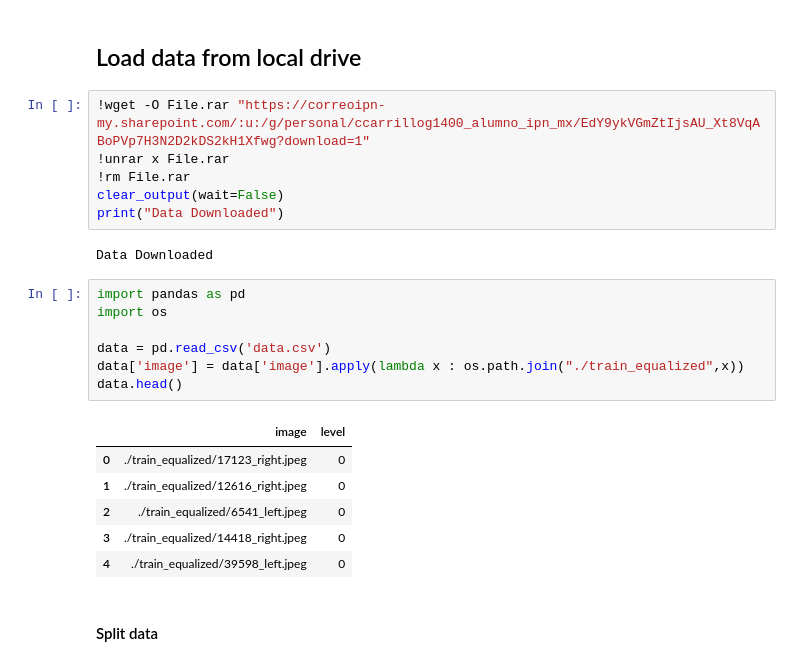
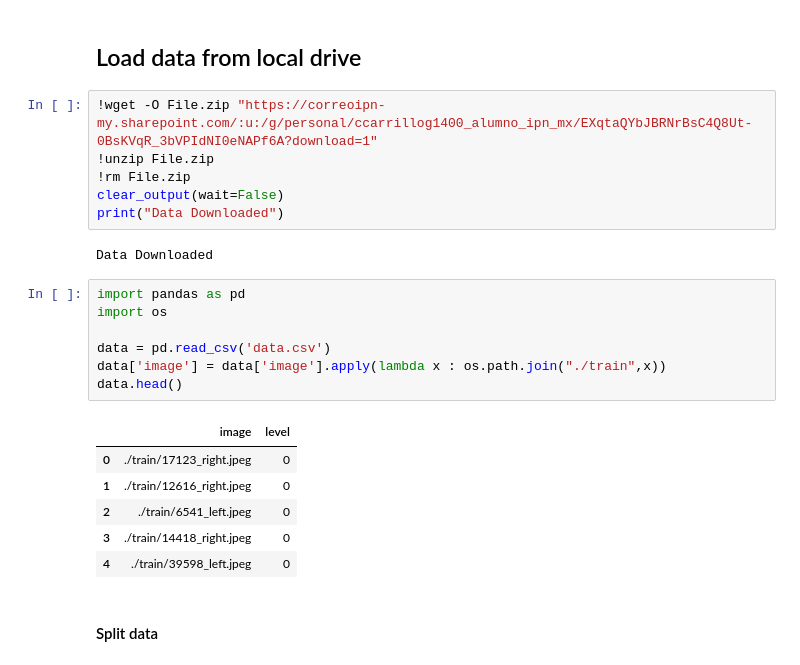
Before and after one commit to Vengadore/Notebooks, a Jupyter notebook: Training_DiabeticRetinopathy_Dataset_on_Efficientnet.ipynb, the cells around one changed output. Drawn from its saved outputs; the diff is of its cells as text.

```diff
--- a/Training_DiabeticRetinopathy_Dataset_on_Efficientnet.ipynb
+++ b/Training_DiabeticRetinopathy_Dataset_on_Efficientnet.ipynb
@@ -48,9 +48,9 @@ clear_output(wait=False)
 # %% [markdown]
 ## Load data from local drive
 # %%
-!wget -O File.rar "https://correoipn-my.sharepoint.com/:u:/g/personal/ccarrillog1400_alumno_ipn_mx/EdY9ykVGmZtIjsAU_Xt8VqABoPVp7H3N2D2kDS2kH1Xfwg?download=1"
-!unrar x File.rar
-!rm File.rar
+!wget -O File.zip "https://correoipn-my.sharepoint.com/:u:/g/personal/ccarrillog1400_alumno_ipn_mx/EXqtaQYbJBRNrBsC4Q8Ut-0BsKVqR_3bVPIdNI0eNAPf6A?download=1"
+!unzip File.zip
+!rm File.zip
 clear_output(wait=False)
 print("Data Downloaded")
 # %% [output]
@@ -58,17 +58,17 @@ Data Downloaded
 # %%
 import pandas as pd
 import os
 
 data = pd.read_csv('data.csv')
-data['image'] = data['image'].apply(lambda x : os.path.join("./train_equalized",x))
+data['image'] = data['image'].apply(lambda x : os.path.join("./train",x))
 data.head()
 # %% [output]
 |  | image | level |
-| 0 | ./train_equalized/17123_right.jpeg | 0 |
-| 1 | ./train_equalized/12616_right.jpeg | 0 |
-| 2 | ./train_equalized/6541_left.jpeg | 0 |
-| 3 | ./train_equalized/14418_right.jpeg | 0 |
-| 4 | ./train_equalized/39598_left.jpeg | 0 |
+| 0 | ./train/17123_right.jpeg | 0 |
+| 1 | ./train/12616_right.jpeg | 0 |
+| 2 | ./train/6541_left.jpeg | 0 |
+| 3 | ./train/14418_right.jpeg | 0 |
+| 4 | ./train/39598_left.jpeg | 0 |
 # %% [markdown]
 #### Split data
 # %%
```
Also changed, not shown: parts of 4 cells of this notebook.
